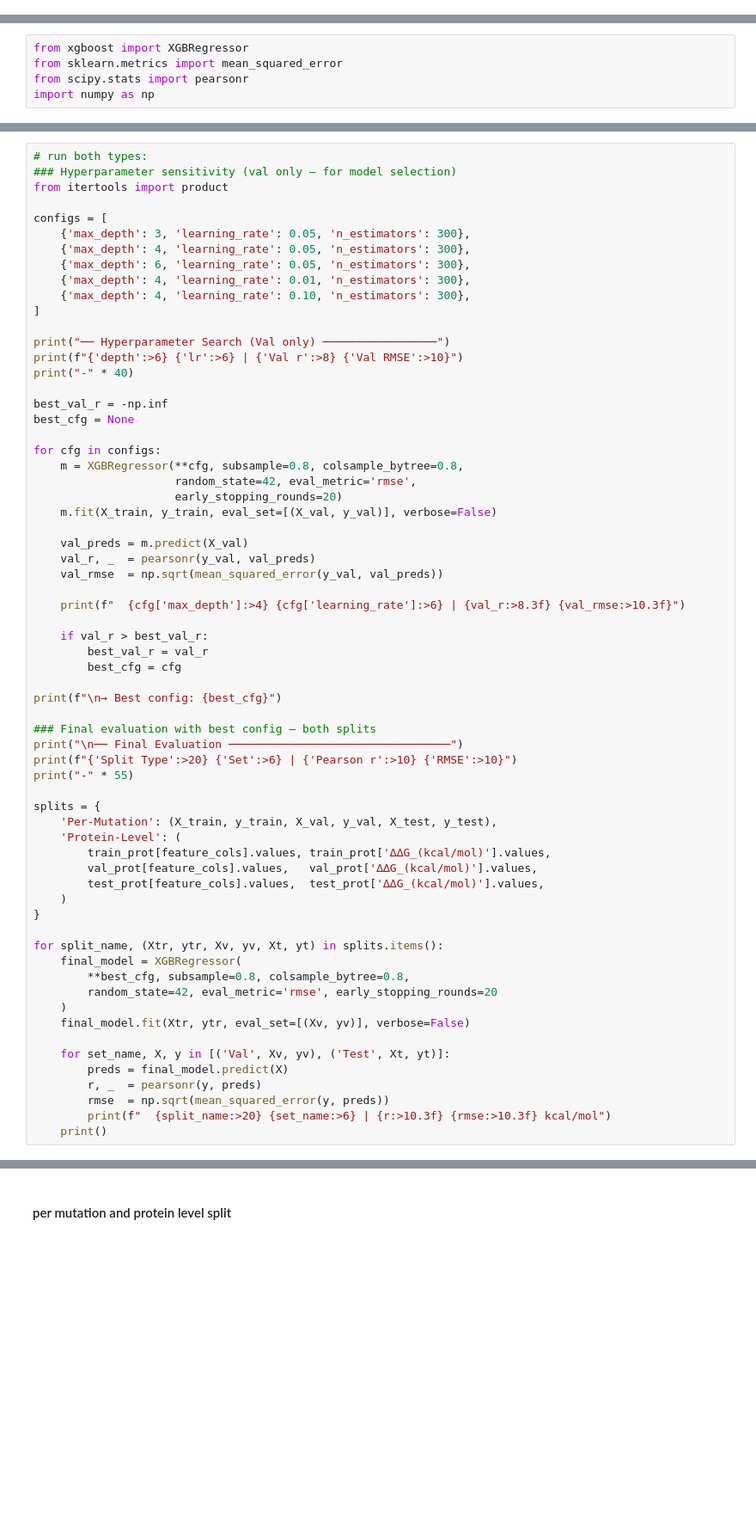
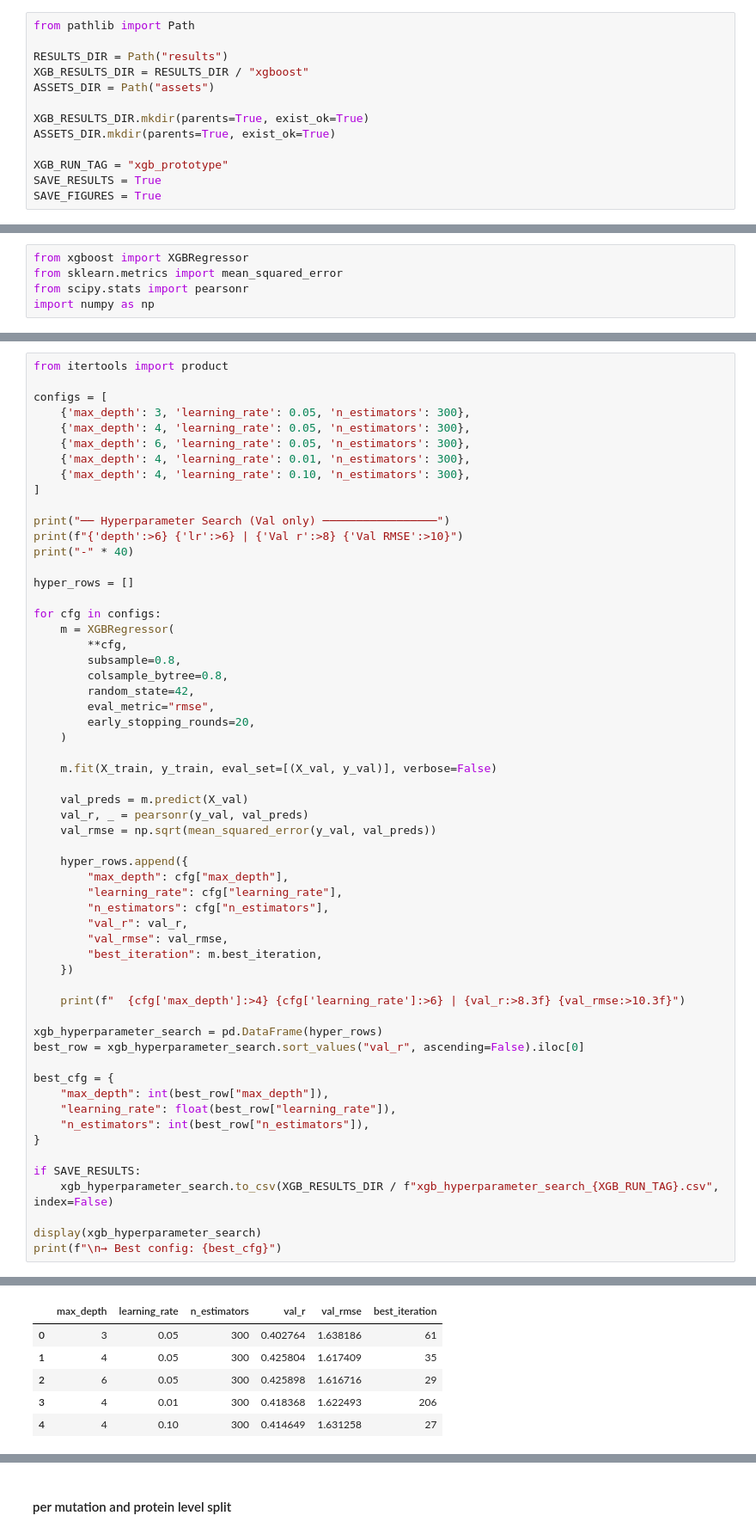
Before and after one commit to amy-acharya/aml-final-project, a Jupyter notebook: project copy.ipynb, the cells around one changed output, grey strips where cells are left out. Shown at 86% size. Drawn from its saved outputs; the diff is of its cells as text; blank space fills up the shorter version.

```diff
--- a/project copy.ipynb
+++ b/project copy.ipynb
@@ -19,0 +23,13 @@ Some of the structures include mutation information relative to the UniProt ID (
+# %%
+from pathlib import Path
+
+RESULTS_DIR = Path("results")
+XGB_RESULTS_DIR = RESULTS_DIR / "xgboost"
+ASSETS_DIR = Path("assets")
+
+XGB_RESULTS_DIR.mkdir(parents=True, exist_ok=True)
+ASSETS_DIR.mkdir(parents=True, exist_ok=True)
+
+XGB_RUN_TAG = "xgb_prototype"
+SAVE_RESULTS = True
+SAVE_FIGURES = True
@@ -415,6 +471,4 @@ XGBRegressor(base_score=None, booster=None, callbacks=None,
 # %%
-# run both types:
-### Hyperparameter sensitivity (val only — for model selection)
 from itertools import product
 
 configs = [
@@ -429,54 +483,49 @@ print("── Hyperparameter Search (Val only) ───────────
 print(f"{'depth':>6} {'lr':>6} | {'Val r':>8} {'Val RMSE':>10}")
 print("-" * 40)
 
-best_val_r = -np.inf
-best_cfg = None
+hyper_rows = []
 
 for cfg in configs:
-    m = XGBRegressor(**cfg, subsample=0.8, colsample_bytree=0.8,
-                     random_state=42, eval_metric='rmse',
-                     early_stopping_rounds=20)
+    m = XGBRegressor(
+        **cfg,
+        subsample=0.8,
+        colsample_bytree=0.8,
+        random_state=42,
+        eval_metric="rmse",
+        early_stopping_rounds=20,
+    )
+
     m.fit(X_train, y_train, eval_set=[(X_val, y_val)], verbose=False)
 
     val_preds = m.predict(X_val)
-    val_r, _  = pearsonr(y_val, val_preds)
-    val_rmse  = np.sqrt(mean_squared_error(y_val, val_preds))
+    val_r, _ = pearsonr(y_val, val_preds)
+    val_rmse = np.sqrt(mean_squared_error(y_val, val_preds))
+
+    hyper_rows.append({
+        "max_depth": cfg["max_depth"],
+        "learning_rate": cfg["learning_rate"],
+        "n_estimators": cfg["n_estimators"],
+        "val_r": val_r,
+        "val_rmse": val_rmse,
+        "best_iteration": m.best_iteration,
+    })
 
     print(f"  {cfg['max_depth']:>4} {cfg['learning_rate']:>6} | {val_r:>8.3f} {val_rmse:>10.3f}")
 
-    if val_r > best_val_r:
-        best_val_r = val_r
-        best_cfg = cfg
+xgb_hyperparameter_search = pd.DataFrame(hyper_rows)
+best_row = xgb_hyperparameter_search.sort_values("val_r", ascending=False).iloc[0]
 
-print(f"\n→ Best config: {best_cfg}")
-
-### Final evaluation with best config — both splits
-print("\n── Final Evaluation ─────────────────────────────────")
-print(f"{'Split Type':>20} {'Set':>6} | {'Pearson r':>10} {'RMSE':>10}")
-print("-" * 55)
-
-splits = {
-    'Per-Mutation': (X_train, y_train, X_val, y_val, X_test, y_test),
-    'Protein-Level': (
-        train_prot[feature_cols].values, train_prot['∆∆G_(kcal/mol)'].values,
-        val_prot[feature_cols].values,   val_prot['∆∆G_(kcal/mol)'].values,
-        test_prot[feature_cols].values,  test_prot['∆∆G_(kcal/mol)'].values,
-    )
+best_cfg = {
+    "max_depth": int(best_row["max_depth"]),
+    "learning_rate": float(best_row["learning_rate"]),
+    "n_estimators": int(best_row["n_estimators"]),
 }
 
-for split_name, (Xtr, ytr, Xv, yv, Xt, yt) in splits.items():
-    final_model = XGBRegressor(
-        **best_cfg, subsample=0.8, colsample_bytree=0.8,
-        random_state=42, eval_metric='rmse', early_stopping_rounds=20
-    )
-    final_model.fit(Xtr, ytr, eval_set=[(Xv, yv)], verbose=False)
+if SAVE_RESULTS:
+    xgb_hyperparameter_search.to_csv(XGB_RESULTS_DIR / f"xgb_hyperparameter_search_{XGB_RUN_TAG}.csv", index=False)
 
-    for set_name, X, y in [('Val', Xv, yv), ('Test', Xt, yt)]:
-        preds = final_model.predict(X)
-        r, _  = pearsonr(y, preds)
-        rmse  = np.sqrt(mean_squared_error(y, preds))
-        print(f"  {split_name:>20} {set_name:>6} | {r:>10.3f} {rmse:>10.3f} kcal/mol")
-    print()
+display(xgb_hyperparameter_search)
+print(f"\n→ Best config: {best_cfg}")
 # %% [output]
 ── Hyperparameter Search (Val only) ─────────────────
  depth     lr |    Val r   Val RMSE
@@ -499,0 +538,6 @@ for split_name, (Xtr, ytr, Xv, yv, Xt, yt) in splits.items():
+|  | max_depth | learning_rate | n_estimators | val_r | val_rmse | best_iteration |
+| 0 | 3 | 0.05 | 300 | 0.402764 | 1.638186 | 61 |
+| 1 | 4 | 0.05 | 300 | 0.425804 | 1.617409 | 35 |
+| 2 | 6 | 0.05 | 300 | 0.425898 | 1.616716 | 29 |
+| 3 | 4 | 0.01 | 300 | 0.418368 | 1.622493 | 206 |
+| 4 | 4 | 0.10 | 300 | 0.414649 | 1.631258 | 27 |
```
Also changed, not shown: parts of 37 cells of this notebook, 9 other files.
